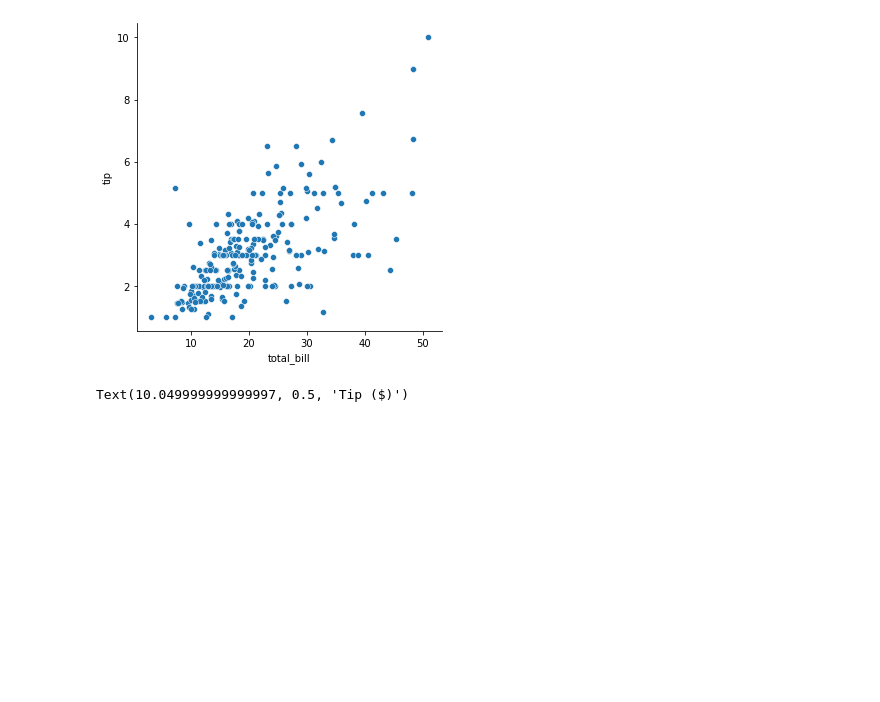
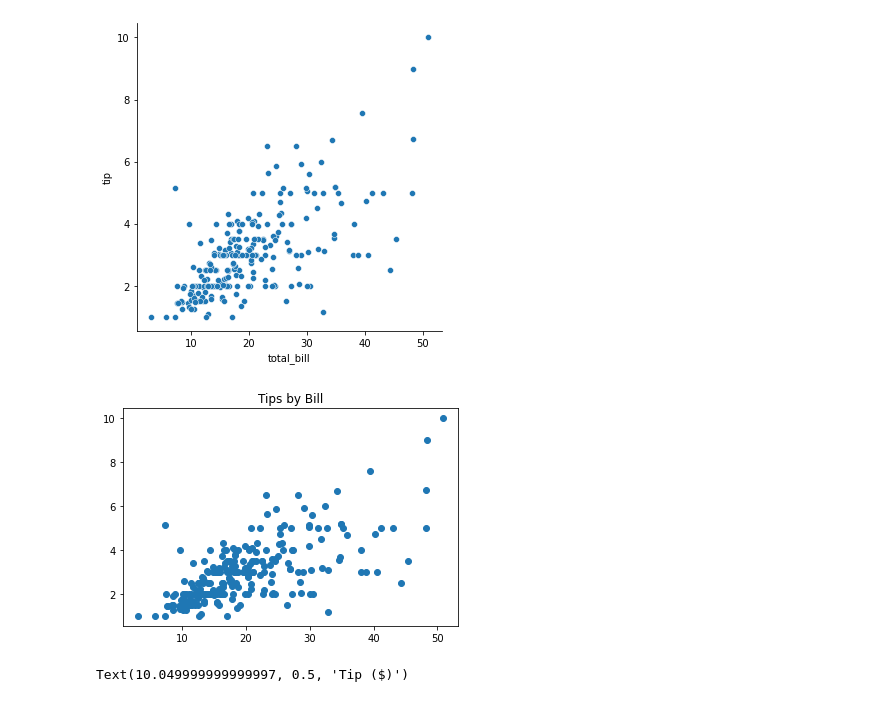
Before and after one commit to hinzle/numpy-pandas-visualization-exercises, a Jupyter notebook: seaborn_exercises.ipynb, the cells around one changed output. Drawn from its saved outputs; the diff is of its cells as text; code cells hidden in the pictures; blank space fills up the shorter version.

```diff
--- a/seaborn_exercises.ipynb
+++ b/seaborn_exercises.ipynb
@@ -40,6 +50,14 @@ sns.relplot(x='total_bill', y='tip', data=tips)
 # %% [output]
 <seaborn.axisgrid.FacetGrid at 0x...>
 [figure]
+# %%
+# scatterplot in matplotlib
+
+plt.scatter(tips.total_bill, tips.tip)
+plt.title('Tips by Bill')
+plt.show()
+# %% [output]
+[figure, added]
 # %%
 sns.relplot(x='total_bill', y='tip', data=tips)
 plt.title('Total Bill vs Tip Amount')
```
Also changed, not shown: parts of 122 cells of this notebook.
